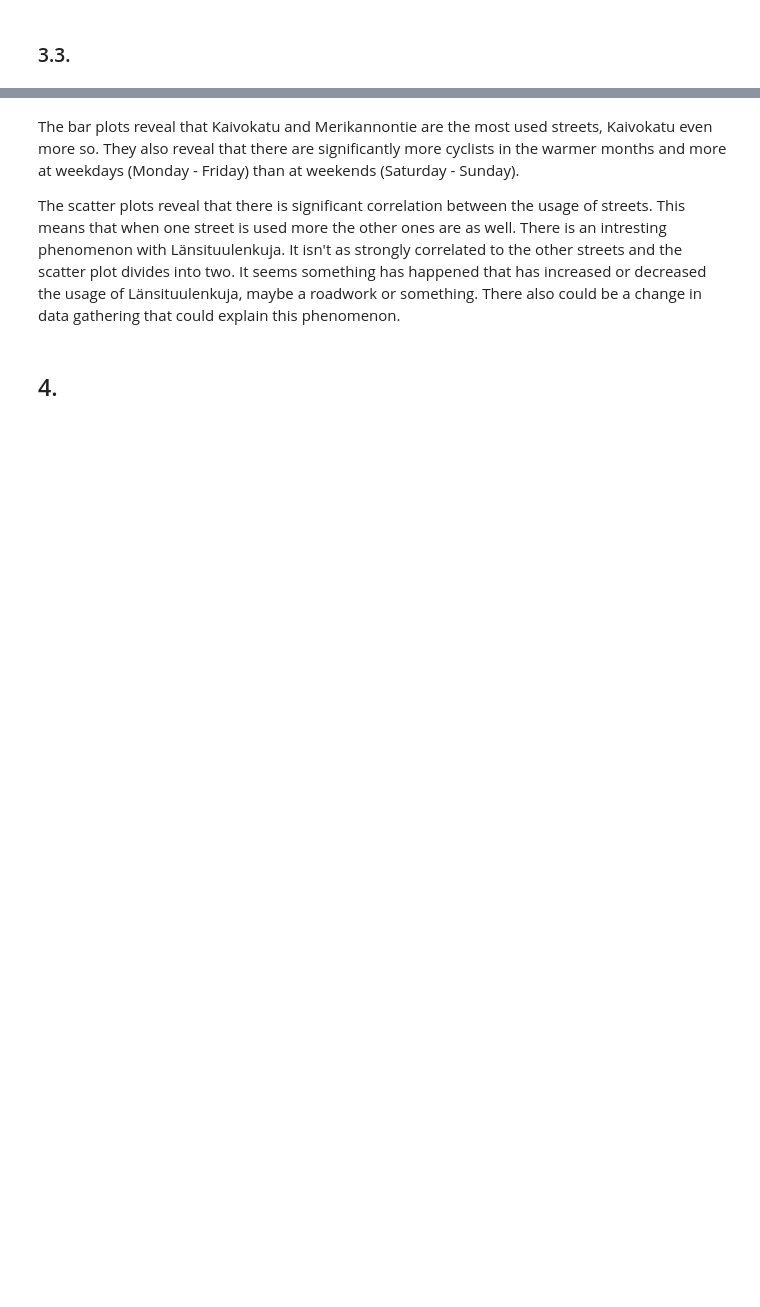
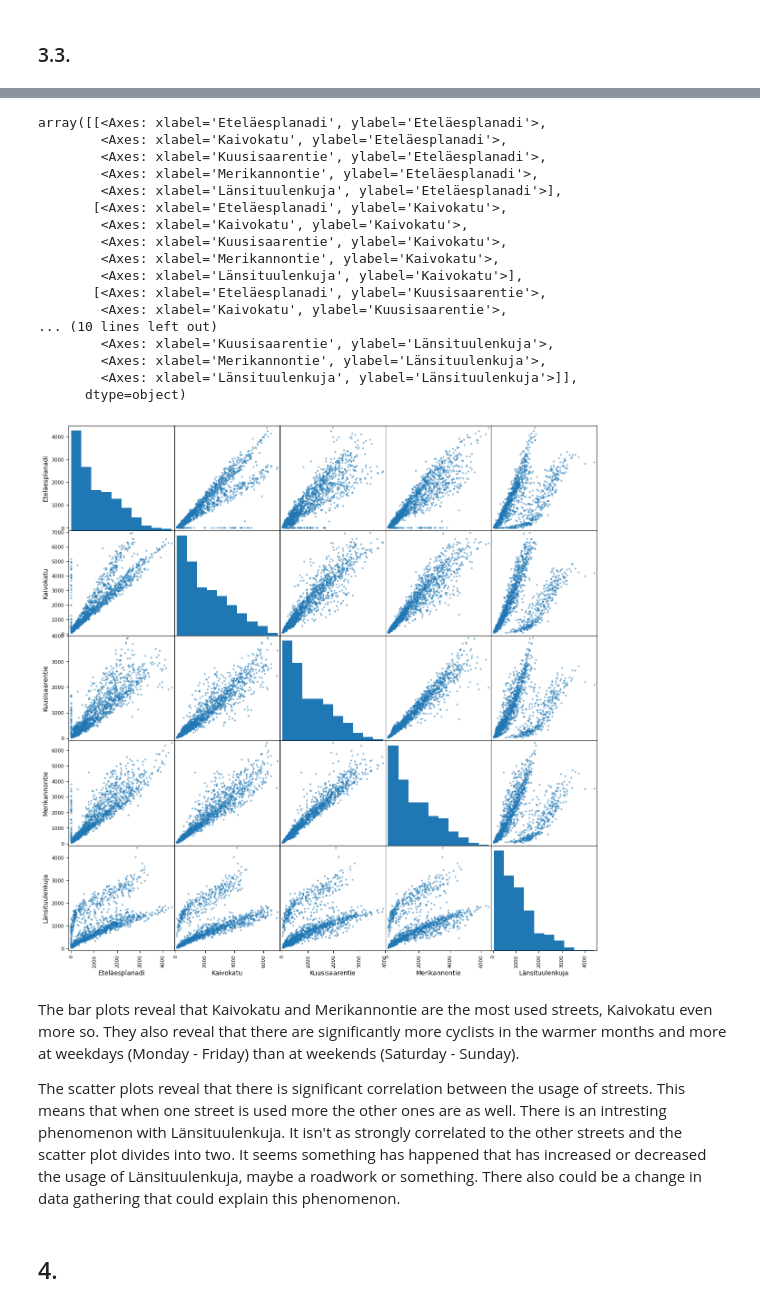
Before and after one commit to konstanyman/E5, a Jupyter notebook: e5-notebook.ipynb, the cells around one changed output, grey strips where cells are left out. Cells and saved outputs as stored; diff of their text form; code cells hidden in the pictures; blank space fills up the shorter version.

```diff
--- a/e5-notebook.ipynb
+++ b/e5-notebook.ipynb
@@ -510,3 +470,26 @@ df3.plot.scatter('Merikannontie', 'Länsituulenkuja')
+# %%
+# scatter plots
+
+P.plotting.scatter_matrix(df3.iloc[:, 0:5], figsize=(15,15))
+# %% [output]
+array([[<Axes: xlabel='Eteläesplanadi', ylabel='Eteläesplanadi'>,
+        <Axes: xlabel='Kaivokatu', ylabel='Eteläesplanadi'>,
+        <Axes: xlabel='Kuusisaarentie', ylabel='Eteläesplanadi'>,
+        <Axes: xlabel='Merikannontie', ylabel='Eteläesplanadi'>,
+        <Axes: xlabel='Länsituulenkuja', ylabel='Eteläesplanadi'>],
+       [<Axes: xlabel='Eteläesplanadi', ylabel='Kaivokatu'>,
+        <Axes: xlabel='Kaivokatu', ylabel='Kaivokatu'>,
+        <Axes: xlabel='Kuusisaarentie', ylabel='Kaivokatu'>,
+        <Axes: xlabel='Merikannontie', ylabel='Kaivokatu'>,
+        <Axes: xlabel='Länsituulenkuja', ylabel='Kaivokatu'>],
+       [<Axes: xlabel='Eteläesplanadi', ylabel='Kuusisaarentie'>,
+        <Axes: xlabel='Kaivokatu', ylabel='Kuusisaarentie'>,
+... (10 lines left out)
+        <Axes: xlabel='Kuusisaarentie', ylabel='Länsituulenkuja'>,
+        <Axes: xlabel='Merikannontie', ylabel='Länsituulenkuja'>,
+        <Axes: xlabel='Länsituulenkuja', ylabel='Länsituulenkuja'>]],
+      dtype=object)
+[figure, added]
 # %% [markdown]
 <p>The bar plots reveal that Kaivokatu and Merikannontie are the most used streets, Kaivokatu even more so. They also reveal that there are significantly more cyclists in the warmer months and more at weekdays (Monday - Friday) than at weekends (Saturday - Sunday).</p>
 <p>The scatter plots reveal that there is significant correlation between the usage of streets. This means that when one street is used more the other ones are as well. There is an intresting phenomenon with Länsituulenkuja. It isn't as strongly correlated to the other streets and the scatter plot divides into two. It seems something has happened that has increased or decreased the usage of Länsituulenkuja, maybe a roadwork or something. There also could be a change in data gathering that could explain this phenomenon.</p>
```
Also changed, not shown: parts of 8 cells of this notebook.
